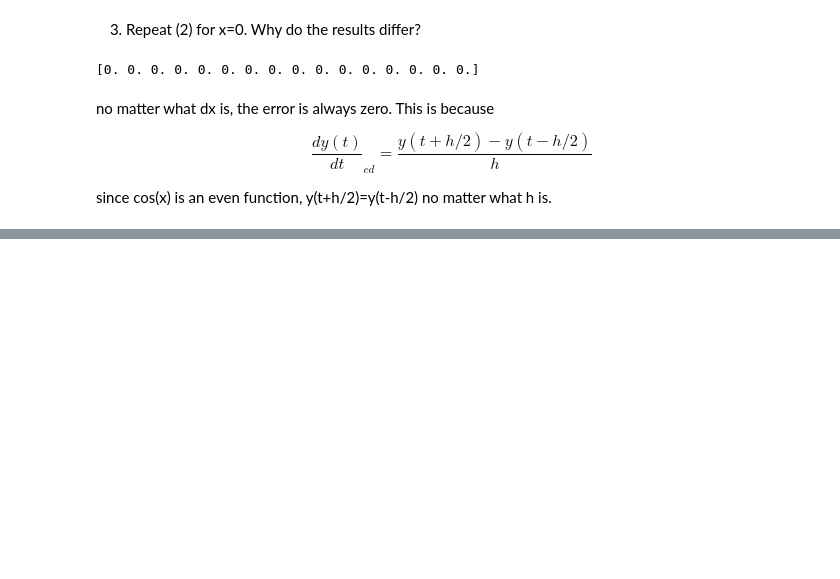
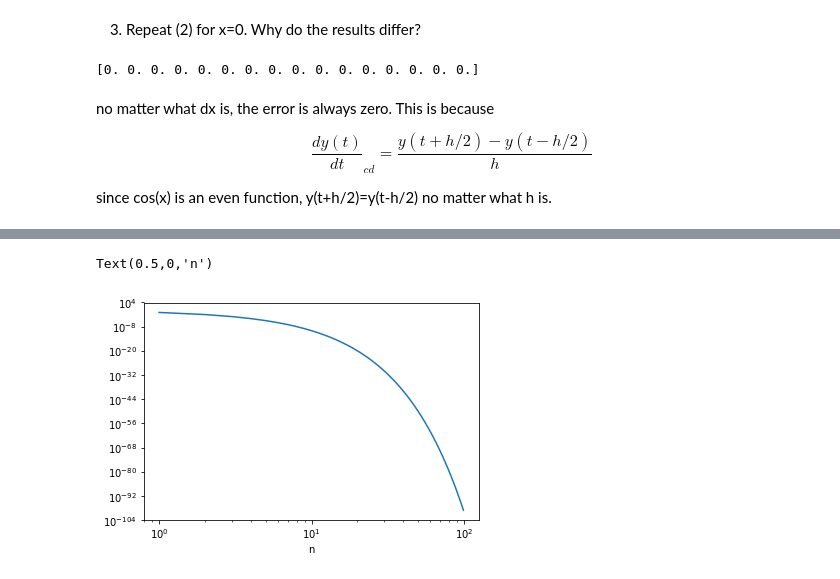
Before and after one commit to zhangsj96/physics604, a Jupyter notebook: HW3.ipynb, the cells around one changed output, grey strips where cells are left out. Saved outputs shown, nothing was run; the diff lists cells and outputs as text; code cells hidden in the pictures; blank space fills up the shorter version.

Commit message:
HW3 (told it has another problem...)

```diff
--- a/HW3.ipynb
+++ b/HW3.ipynb
@@ -103,0 +148,12 @@ since cos(x) is an even function, y(t+h/2)=y(t-h/2) no matter what h is.
+# %%
+# Since x1 times x2 equals c/a, I can calculate x1 in another way
+x1x2 = c/a
+x1new = x1x2 / x2
+# %%
+plt.plot(n, abs(x1new))
+plt.loglog()
+plt.xlabel('n')
+# and now xl becomes smaller and smaller, but never hits one, which seems to have a higher relative error.
+# %% [output]
+Text(0.5,0,'n')
+[figure, added]
```
Also changed, not shown: parts of 9 cells of this notebook.
